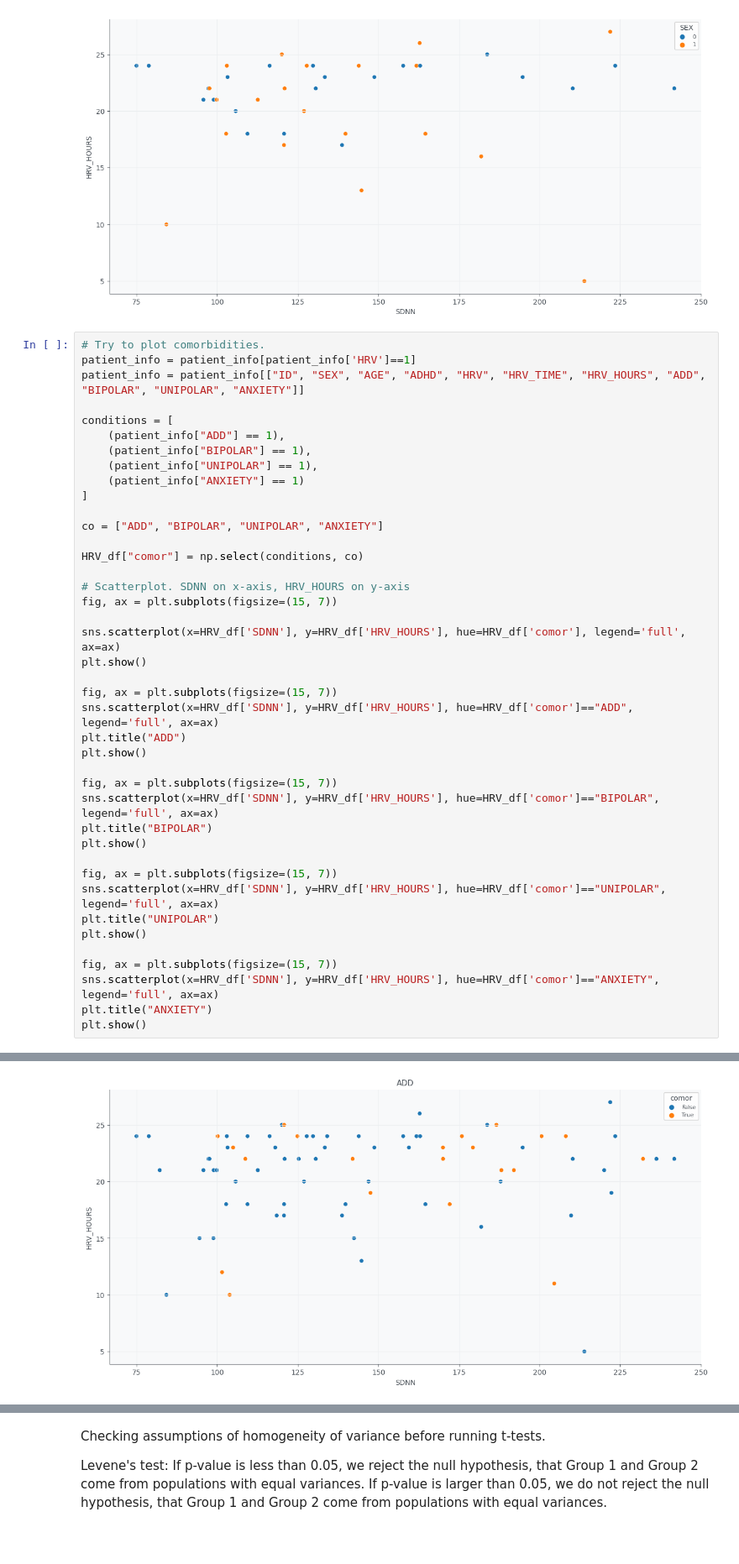
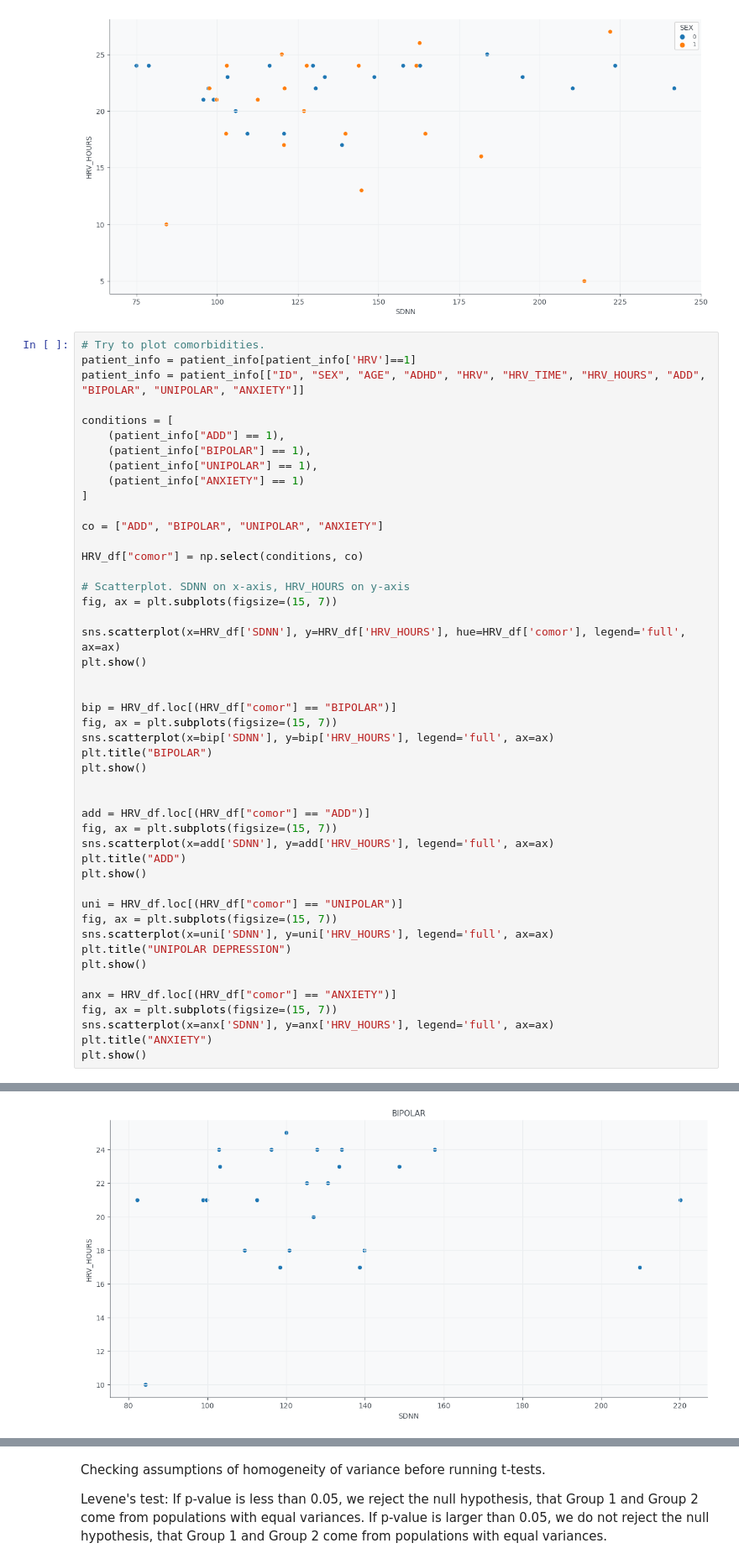
Before and after one commit to GacildaAnne/Thesis-ADHD-HRV, a Jupyter notebook: Thesis_code.ipynb, the cells around one changed output, grey strips where cells are left out. Shown at 84% size. Saved outputs shown, nothing was run; the diff lists cells and outputs as text; blank space fills up the shorter version.

```diff
--- a/Thesis_code.ipynb
+++ b/Thesis_code.ipynb
@@ -491,40 +491,46 @@ patient_info = patient_info[["ID", "SEX", "AGE", "ADHD", "HRV", "HRV_TIME", "HRV
 
 conditions = [
     (patient_info["ADD"] == 1),
     (patient_info["BIPOLAR"] == 1),
     (patient_info["UNIPOLAR"] == 1),
     (patient_info["ANXIETY"] == 1)
 ]
 
 co = ["ADD", "BIPOLAR", "UNIPOLAR", "ANXIETY"]
 
 HRV_df["comor"] = np.select(conditions, co)
 
 # Scatterplot. SDNN on x-axis, HRV_HOURS on y-axis
 fig, ax = plt.subplots(figsize=(15, 7))
 
 sns.scatterplot(x=HRV_df['SDNN'], y=HRV_df['HRV_HOURS'], hue=HRV_df['comor'], legend='full', ax=ax)
 plt.show()
 
+
+bip = HRV_df.loc[(HRV_df["comor"] == "BIPOLAR")]
 fig, ax = plt.subplots(figsize=(15, 7))
-sns.scatterplot(x=HRV_df['SDNN'], y=HRV_df['HRV_HOURS'], hue=HRV_df['comor']=="ADD", legend='full', ax=ax)
+sns.scatterplot(x=bip['SDNN'], y=bip['HRV_HOURS'], legend='full', ax=ax)
+plt.title("BIPOLAR")
+plt.show()
+
+
+add = HRV_df.loc[(HRV_df["comor"] == "ADD")]
+fig, ax = plt.subplots(figsize=(15, 7))
+sns.scatterplot(x=add['SDNN'], y=add['HRV_HOURS'], legend='full', ax=ax)
 plt.title("ADD")
 plt.show()
 
+uni = HRV_df.loc[(HRV_df["comor"] == "UNIPOLAR")]
 fig, ax = plt.subplots(figsize=(15, 7))
-sns.scatterplot(x=HRV_df['SDNN'], y=HRV_df['HRV_HOURS'], hue=HRV_df['comor']=="BIPOLAR", legend='full', ax=ax)
-plt.title("BIPOLAR")
+sns.scatterplot(x=uni['SDNN'], y=uni['HRV_HOURS'], legend='full', ax=ax)
+plt.title("UNIPOLAR DEPRESSION")
 plt.show()
 
+anx = HRV_df.loc[(HRV_df["comor"] == "ANXIETY")]
 fig, ax = plt.subplots(figsize=(15, 7))
-sns.scatterplot(x=HRV_df['SDNN'], y=HRV_df['HRV_HOURS'], hue=HRV_df['comor']=="UNIPOLAR", legend='full', ax=ax)
-plt.title("UNIPOLAR")
-plt.show()
-
-fig, ax = plt.subplots(figsize=(15, 7))
-sns.scatterplot(x=HRV_df['SDNN'], y=HRV_df['HRV_HOURS'], hue=HRV_df['comor']=="ANXIETY", legend='full', ax=ax)
+sns.scatterplot(x=anx['SDNN'], y=anx['HRV_HOURS'], legend='full', ax=ax)
 plt.title("ANXIETY")
 plt.show()
 # %% [output]
 [figure]
-[figure, old version]
+[figure, new version]
```
Also changed, not shown: parts of 4 cells of this notebook.
